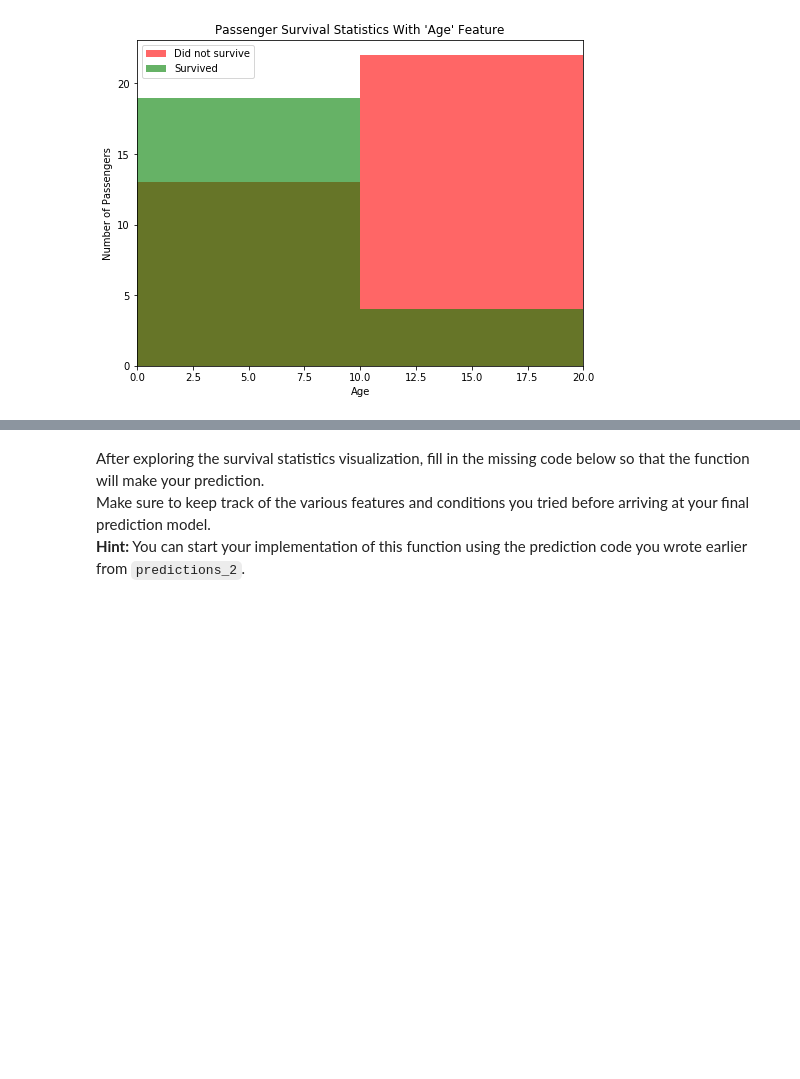
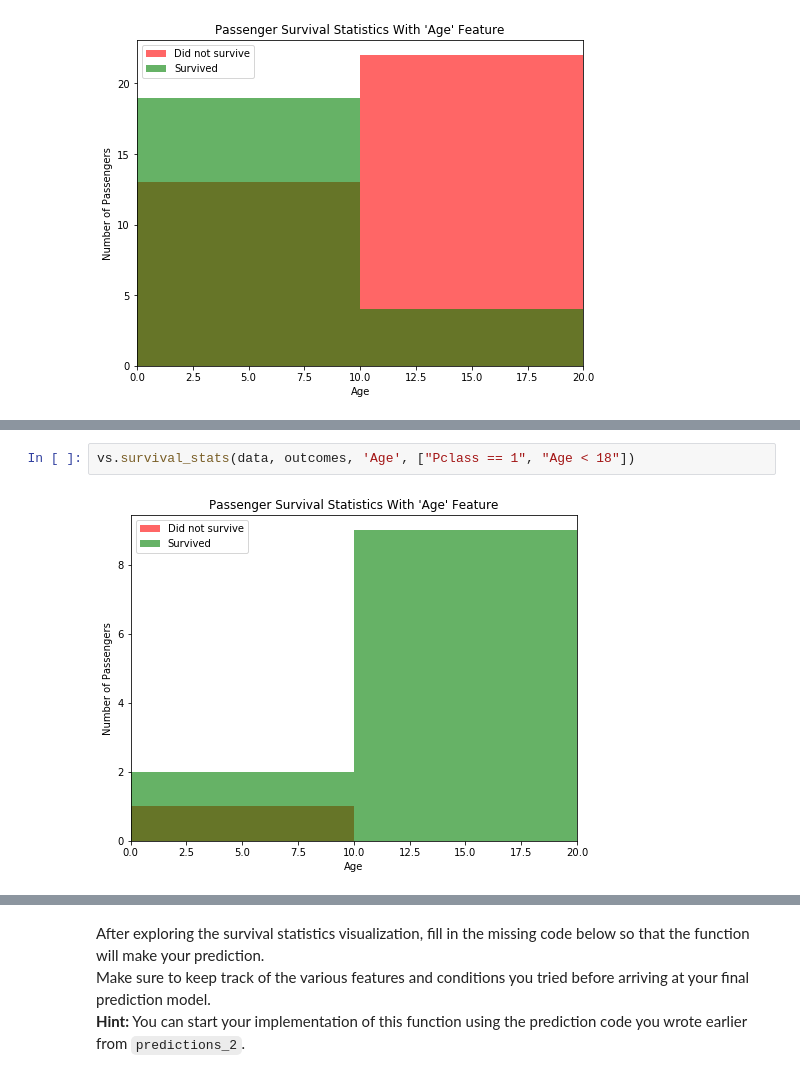
Before and after one commit to krishnatray/machine-learning-nanodegree, a Jupyter notebook: titanic_survival_exploration/titanic_survival_exploration.ipynb, the cells around one changed output, grey strips where cells are left out. Drawn from its saved outputs; the diff is of its cells as text; blank space fills up the shorter version.

```diff
--- a/titanic_survival_exploration/titanic_survival_exploration.ipynb
+++ b/titanic_survival_exploration/titanic_survival_exploration.ipynb
@@ -226,0 +281,4 @@ vs.survival_stats(data, outcomes, 'Age', ["Sex == 'male'", "Age < 18"])
+# %%
+vs.survival_stats(data, outcomes, 'Age', ["Pclass == 1", "Age < 18"])
+# %% [output]
+[figure, added]
```
Also changed, not shown: parts of 25 cells of this notebook, 1 other file.
